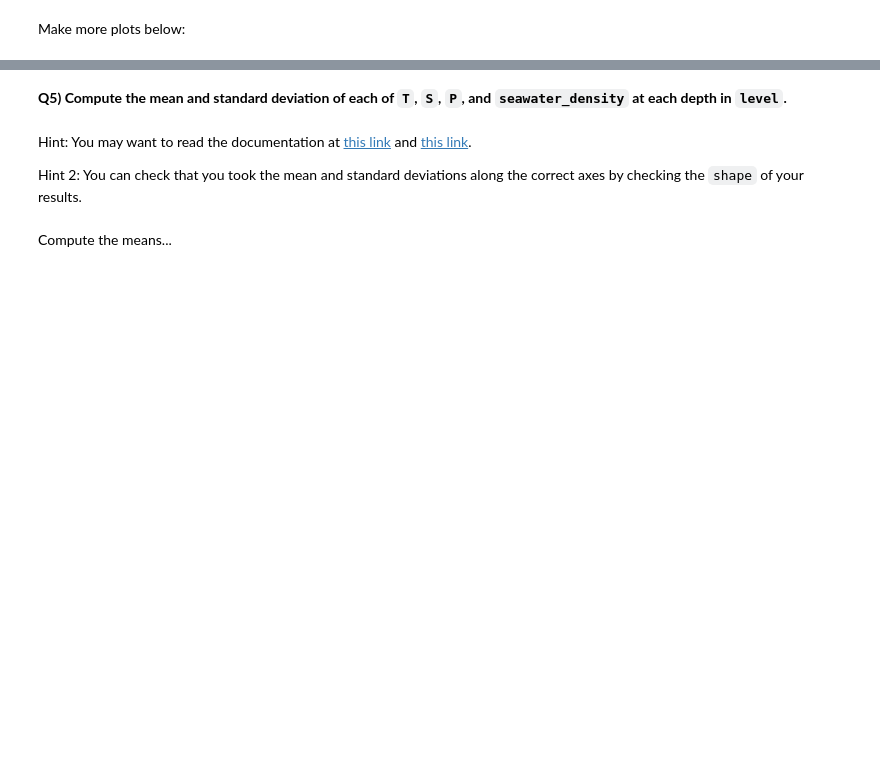
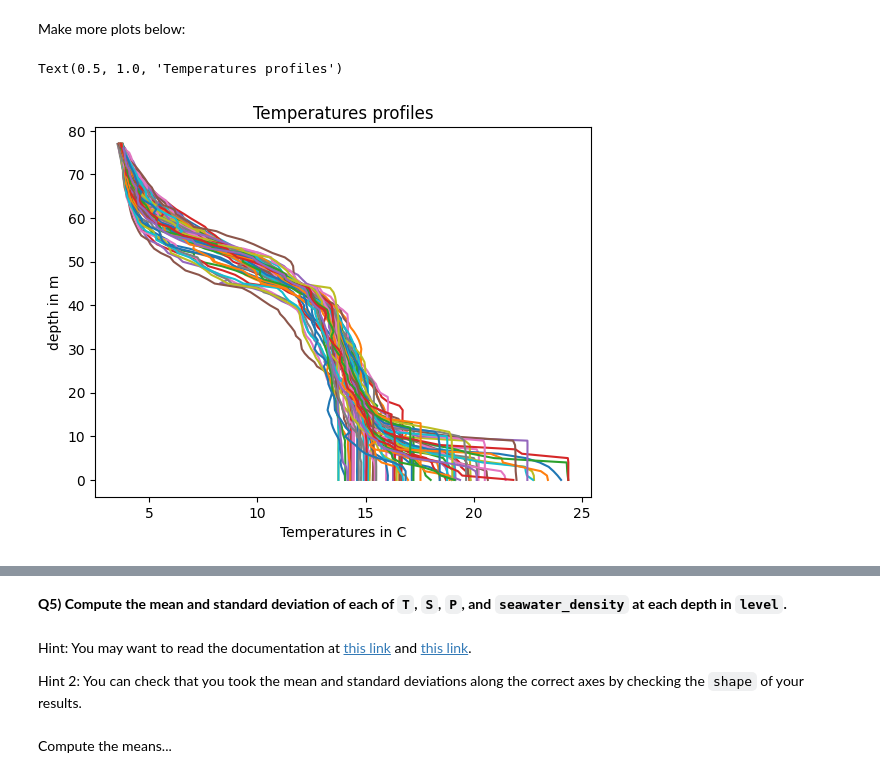
Before and after one commit to madjidsadou/2024_Intro_Python, a Jupyter notebook: Copy_of_W2_S1.ipynb, the cells around one changed output, grey strips where cells are left out. Drawn from its saved outputs; the diff is of its cells as text; code cells hidden in the pictures; blank space fills up the shorter version.

```diff
--- a/Copy_of_W2_S1.ipynb
+++ b/Copy_of_W2_S1.ipynb
@@ -204,2 +221,10 @@ plt.title(___)
 # %% [markdown]
 Make more plots below:
+# %%
+plt.plot(T,level); # The semi-colon prevents printing the line objects
+plt.xlabel('Temperatures in C') # Takes a string as argument
+plt.ylabel('depth in m')
+plt.title('Temperatures profiles' )
+# %% [output]
+Text(0.5, 1.0, 'Temperatures profiles')
+[figure, added]
```
Also changed, not shown: parts of 36 cells of this notebook.
